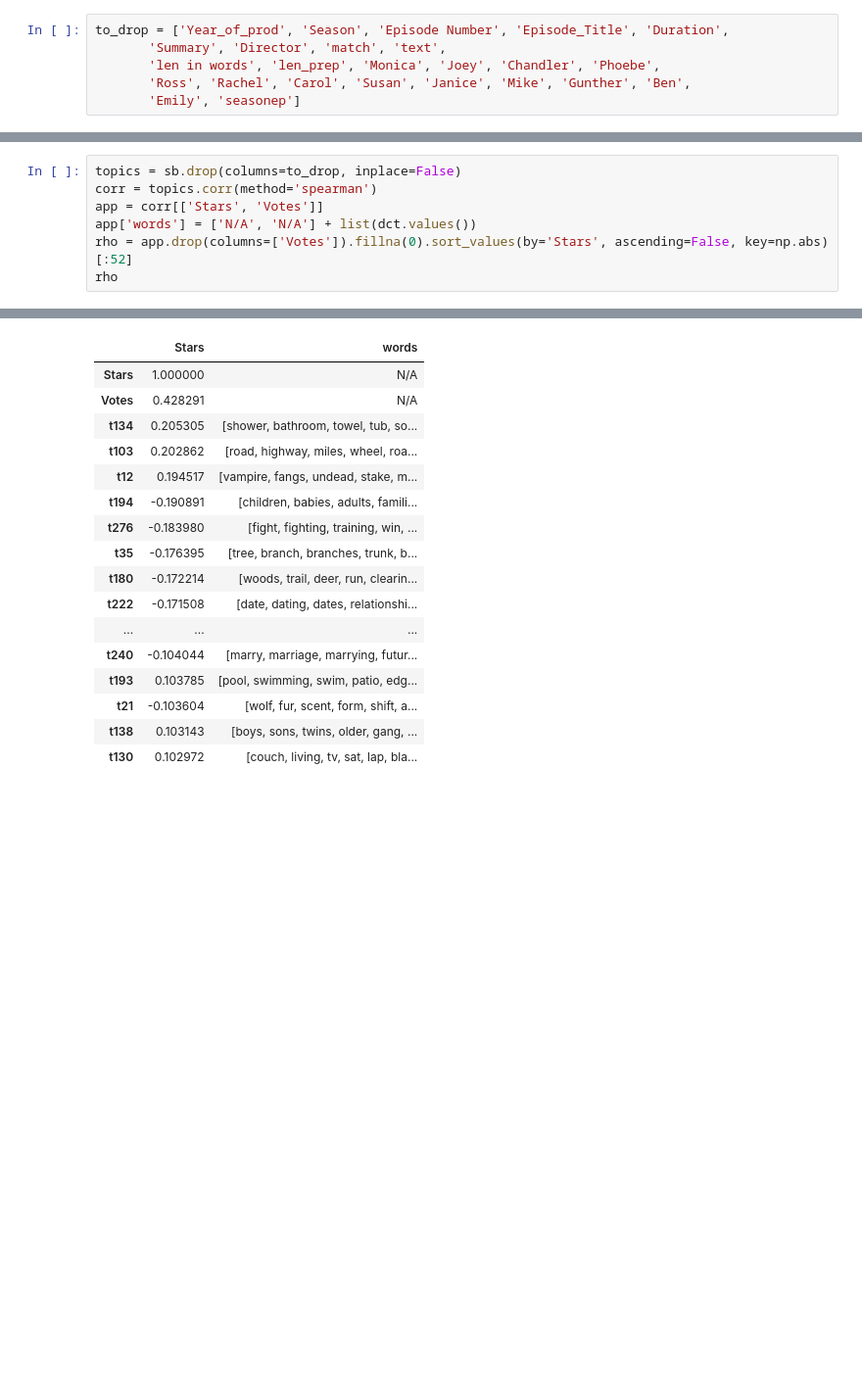
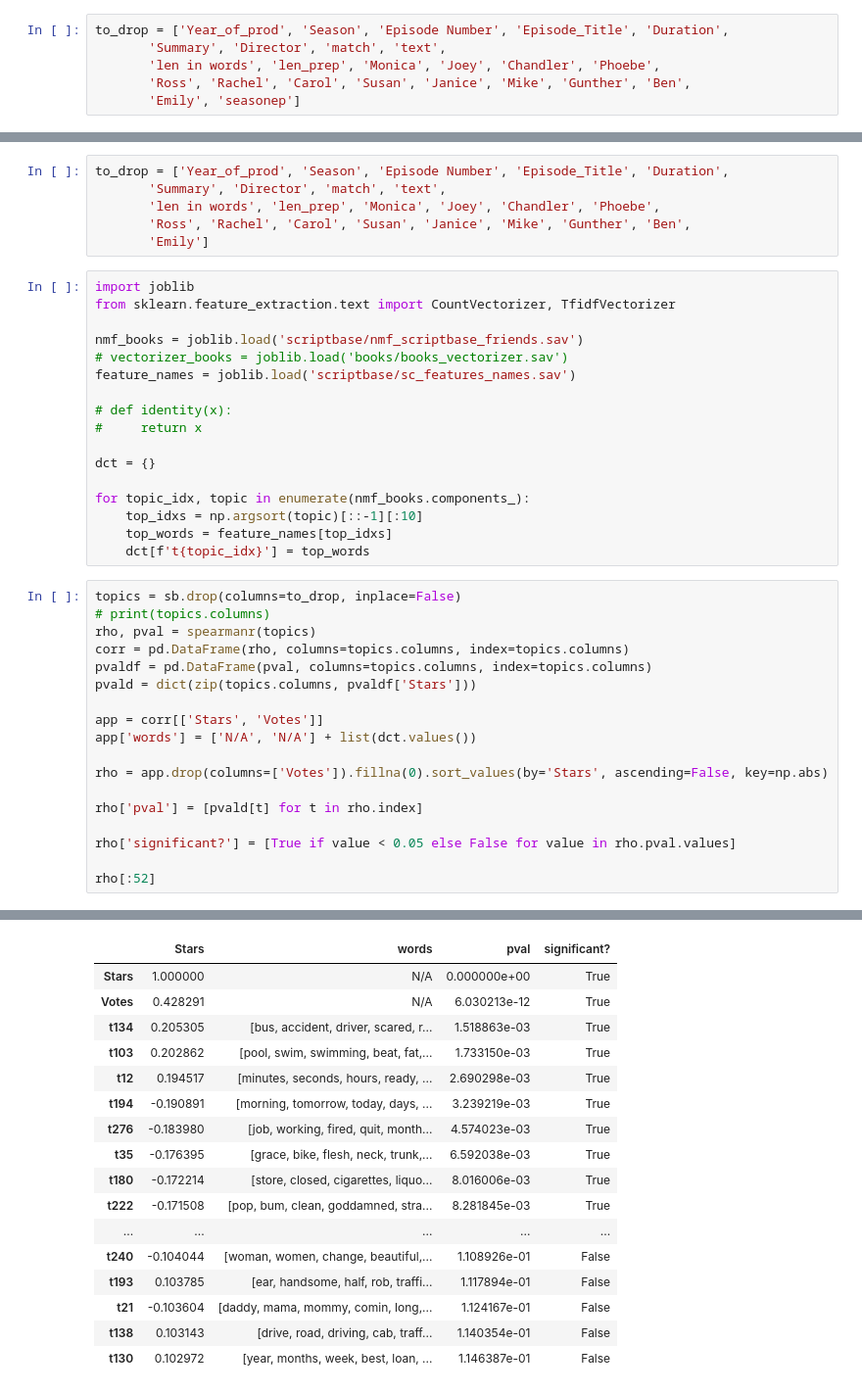
Before and after one commit to MarijkeBeersmans/CLS-project, a Jupyter notebook: Correlation.ipynb, the cells around one changed output, grey strips where cells are left out. Shown: that part at 98% size. Cells and saved outputs as stored; diff of their text form; blank space fills up the shorter version.

```diff
--- a/Correlation.ipynb
+++ b/Correlation.ipynb
@@ -306,30 +364,64 @@ See the caveats in the documentation: https://pandas.pydata.org/pandas-docs/stab
+# %%
+to_drop = ['Year_of_prod', 'Season', 'Episode Number', 'Episode_Title', 'Duration',
+       'Summary', 'Director', 'match', 'text',
+       'len in words', 'len_prep', 'Monica', 'Joey', 'Chandler', 'Phoebe',
+       'Ross', 'Rachel', 'Carol', 'Susan', 'Janice', 'Mike', 'Gunther', 'Ben',
+       'Emily']
+# %%
+import joblib
+from sklearn.feature_extraction.text import CountVectorizer, TfidfVectorizer
+
+nmf_books = joblib.load('scriptbase/nmf_scriptbase_friends.sav')
+# vectorizer_books = joblib.load('books/books_vectorizer.sav')
+feature_names = joblib.load('scriptbase/sc_features_names.sav')
+
+# def identity(x):
+#     return x
+
+dct = {}
+
+for topic_idx, topic in enumerate(nmf_books.components_):
+    top_idxs = np.argsort(topic)[::-1][:10]
+    top_words = feature_names[top_idxs]
+    dct[f't{topic_idx}'] = top_words
 # %%
 topics = sb.drop(columns=to_drop, inplace=False)
-corr = topics.corr(method='spearman')
+# print(topics.columns)
+rho, pval = spearmanr(topics)
+corr = pd.DataFrame(rho, columns=topics.columns, index=topics.columns)
+pvaldf = pd.DataFrame(pval, columns=topics.columns, index=topics.columns)
+pvald = dict(zip(topics.columns, pvaldf['Stars']))
+
 app = corr[['Stars', 'Votes']]
 app['words'] = ['N/A', 'N/A'] + list(dct.values())
-rho = app.drop(columns=['Votes']).fillna(0).sort_values(by='Stars', ascending=False, key=np.abs)[:52]
-rho
+
+rho = app.drop(columns=['Votes']).fillna(0).sort_values(by='Stars', ascending=False, key=np.abs)
+
+rho['pval'] = [pvald[t] for t in rho.index]
+
+rho['significant?'] = [True if value < 0.05 else False for value in rho.pval.values]
+
+rho[:52]
 # %% [output]
 A value is trying to be set on a copy of a slice from a DataFrame.
 Try using .loc[row_indexer,col_indexer] = value instead
 
 See the caveats in the documentation: https://pandas.pydata.org/pandas-docs/stable/user_guide/indexing.html#returning-a-view-versus-a-copy
   app['words'] = ['N/A', 'N/A'] + list(dct.values())
-|  | Stars | words |
-| Stars | 1.000000 | N/A |
-| Votes | 0.428291 | N/A |
-| t134 | 0.205305 | [shower, bathroom, towel, tub, so... |
-| t103 | 0.202862 | [road, highway, miles, wheel, roa... |
-| t12 | 0.194517 | [vampire, fangs, undead, stake, m... |
-| t194 | -0.190891 | [children, babies, adults, famili... |
-| t276 | -0.183980 | [fight, fighting, training, win, ... |
-| t35 | -0.176395 | [tree, branch, branches, trunk, b... |
-| t180 | -0.172214 | [woods, trail, deer, run, clearin... |
-| t222 | -0.171508 | [date, dating, dates, relationshi... |
-| ... | ... | ... |
-| t240 | -0.104044 | [marry, marriage, marrying, futur... |
-| t193 | 0.103785 | [pool, swimming, swim, patio, edg... |
-| t21 | -0.103604 | [wolf, fur, scent, form, shift, a... |
-| t138 | 0.103143 | [boys, sons, twins, older, gang, ... |
-| t130 | 0.102972 | [couch, living, tv, sat, lap, bla... |
+|  | Stars | words | pval | significant? |
+| Stars | 1.000000 | N/A | 0.000000e+00 | True |
+| Votes | 0.428291 | N/A | 6.030213e-12 | True |
+| t134 | 0.205305 | [bus, accident, driver, scared, r... | 1.518863e-03 | True |
+| t103 | 0.202862 | [pool, swim, swimming, beat, fat,... | 1.733150e-03 | True |
+| t12 | 0.194517 | [minutes, seconds, hours, ready, ... | 2.690298e-03 | True |
+| t194 | -0.190891 | [morning, tomorrow, today, days, ... | 3.239219e-03 | True |
+| t276 | -0.183980 | [job, working, fired, quit, month... | 4.574023e-03 | True |
+| t35 | -0.176395 | [grace, bike, flesh, neck, trunk,... | 6.592038e-03 | True |
+| t180 | -0.172214 | [store, closed, cigarettes, liquo... | 8.016006e-03 | True |
+| t222 | -0.171508 | [pop, bum, clean, goddamned, stra... | 8.281845e-03 | True |
+| ... | ... | ... | ... | ... |
+| t240 | -0.104044 | [woman, women, change, beautiful,... | 1.108926e-01 | False |
+| t193 | 0.103785 | [ear, handsome, half, rob, traffi... | 1.117894e-01 | False |
+| t21 | -0.103604 | [daddy, mama, mommy, comin, long,... | 1.124167e-01 | False |
+| t138 | 0.103143 | [drive, road, driving, cab, traff... | 1.140354e-01 | False |
+| t130 | 0.102972 | [year, months, week, best, loan, ... | 1.146387e-01 | False |
```
Also changed, not shown: parts of 30 cells of this notebook, 2 other files.
